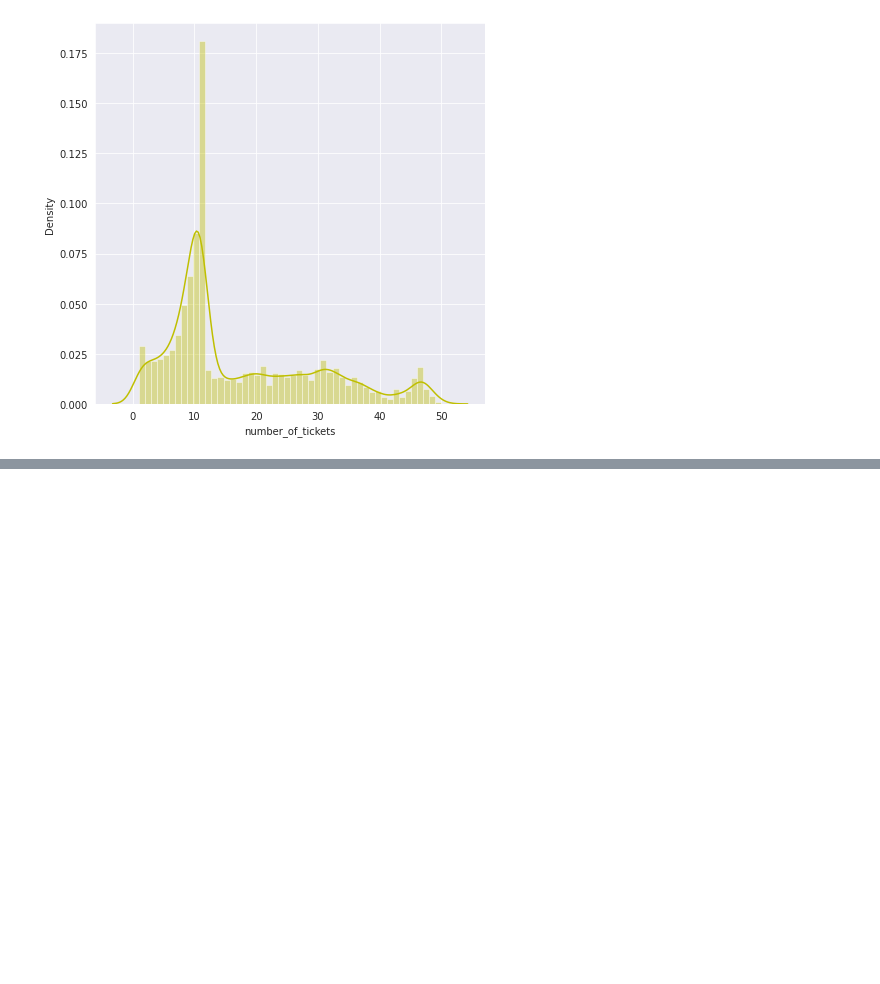
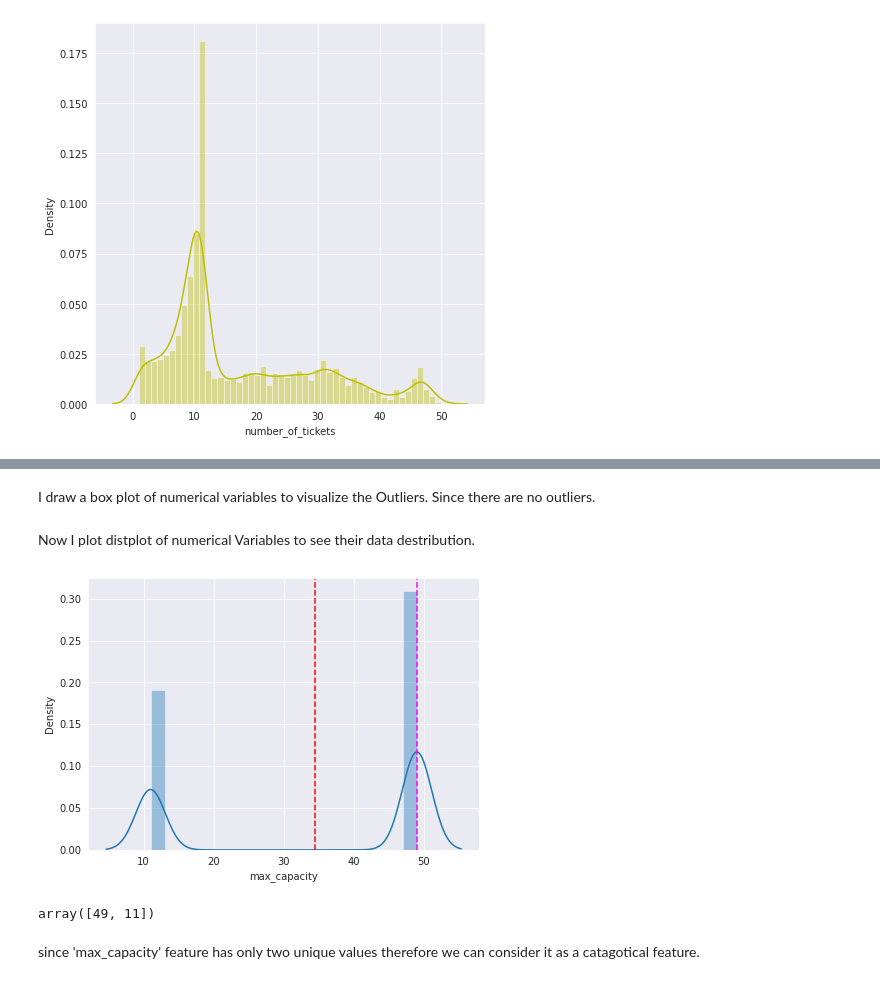
Before and after one commit to Ravinder-Kumar-M/Transport-Demand-Prediction, a Jupyter notebook: Demand_Prediction_for_Public_Transport_Capstone_Project.ipynb, the cells around one changed output, grey strips where cells are left out. Drawn from its saved outputs; the diff is of its cells as text; code cells hidden in the pictures; blank space fills up the shorter version.

```diff
--- a/Demand_Prediction_for_Public_Transport_Capstone_Project.ipynb
+++ b/Demand_Prediction_for_Public_Transport_Capstone_Project.ipynb
@@ -198,0 +216,21 @@ plt.show()
+# %% [markdown]
+I draw a box plot of numerical variables to visualize the Outliers. Since there are no outliers.
+# %% [markdown]
+Now I plot distplot of numerical Variables to see their data destribution.
+# %%
+from pyparsing.helpers import LineStart
+for col in numerical_feature[1:-1]:
+  plt.figure(figsize = (7,5))
+  sns.distplot(dataset[col])
+  mean = dataset[col].mean()
+  median = dataset[col].median()
+  plt.axvline(mean, linestyle='--', color='red')
+  plt.axvline(median, linestyle='--', color='magenta')
+# %% [output]
+[figure, added]
+# %%
+dataset['max_capacity'].unique()
+# %% [output]
+array([49, 11])
+# %% [markdown]
+since 'max_capacity' feature has only two unique values therefore we can consider it as a catagotical feature.
```
Also changed, not shown: parts of 5 cells of this notebook.
